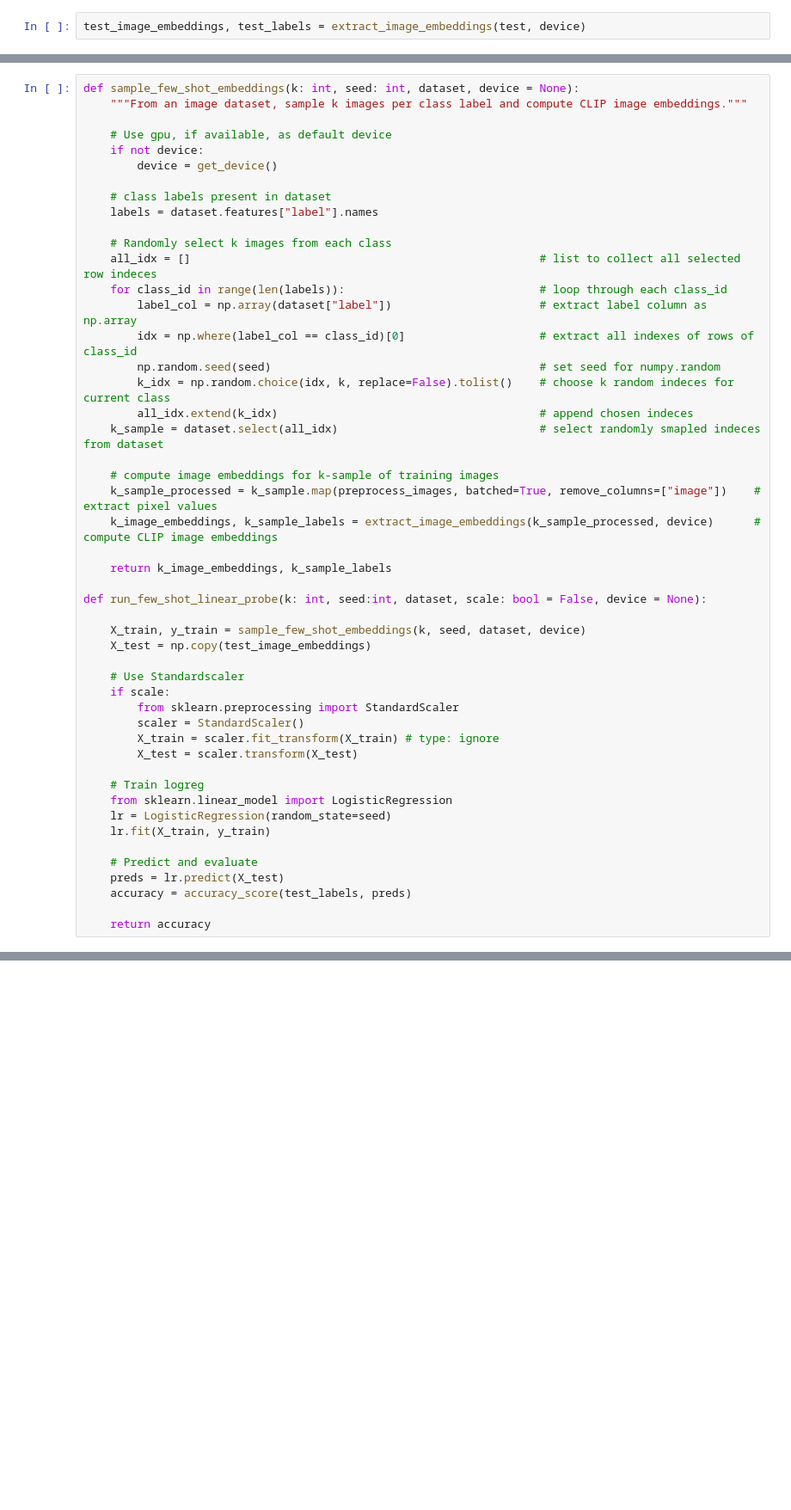
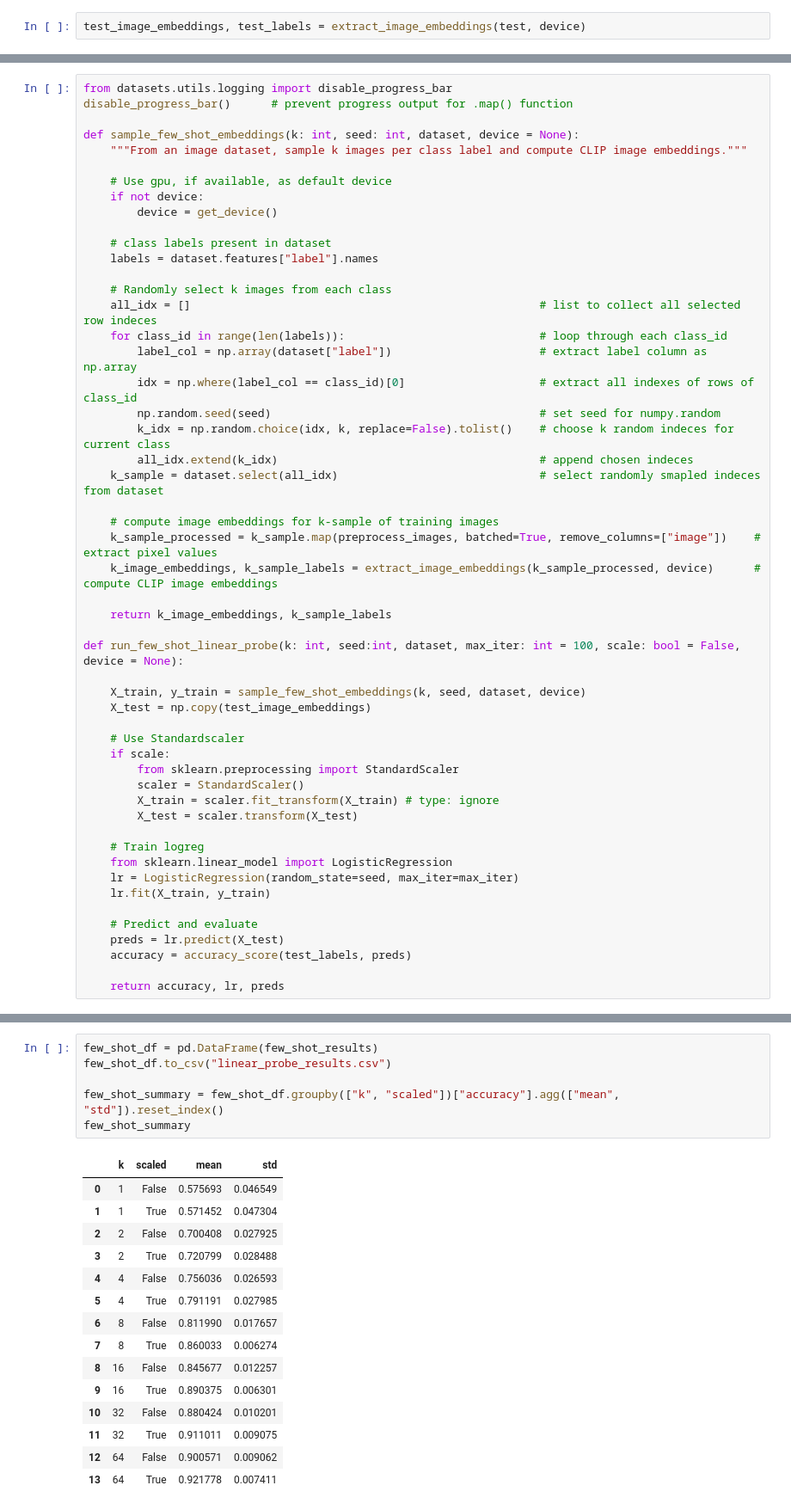
Before and after one commit to Nello-pn/trashCLIP, a Jupyter notebook: CLIP_FewShot.ipynb, the cells around one changed output, grey strips where cells are left out. Shown at 86% size. Saved outputs shown, nothing was run; the diff lists cells and outputs as text; blank space fills up the shorter version.

```diff
--- a/CLIP_FewShot.ipynb
+++ b/CLIP_FewShot.ipynb
@@ -270,4 +154,7 @@ seed = 42
 # %%
+from datasets.utils.logging import disable_progress_bar
+disable_progress_bar()      # prevent progress output for .map() function
+
 def sample_few_shot_embeddings(k: int, seed: int, dataset, device = None):
     """From an image dataset, sample k images per class label and compute CLIP image embeddings."""
 
@@ -294,7 +181,7 @@ def sample_few_shot_embeddings(k: int, seed: int, dataset, device = None):
 
     return k_image_embeddings, k_sample_labels
 
-def run_few_shot_linear_probe(k: int, seed:int, dataset, scale: bool = False, device = None):
+def run_few_shot_linear_probe(k: int, seed:int, dataset, max_iter: int = 100, scale: bool = False, device = None):
 
     X_train, y_train = sample_few_shot_embeddings(k, seed, dataset, device)
     X_test = np.copy(test_image_embeddings)
@@ -308,11 +195,11 @@ def run_few_shot_linear_probe(k: int, seed:int, dataset, scale: bool = False, de
 
     # Train logreg
     from sklearn.linear_model import LogisticRegression
-    lr = LogisticRegression(random_state=seed)
+    lr = LogisticRegression(random_state=seed, max_iter=max_iter)
     lr.fit(X_train, y_train)
 
     # Predict and evaluate
     preds = lr.predict(X_test)
     accuracy = accuracy_score(test_labels, preds)
 
-    return accuracy
+    return accuracy, lr, preds
@@ -339,0 +239,22 @@ k=10,  accuracy: 0.8878466557911908
+# %%
+few_shot_df = pd.DataFrame(few_shot_results)
+few_shot_df.to_csv("linear_probe_results.csv")
+
+few_shot_summary = few_shot_df.groupby(["k", "scaled"])["accuracy"].agg(["mean", "std"]).reset_index()
+few_shot_summary
+# %% [output]
+|  | k | scaled | mean | std |
+| 0 | 1 | False | 0.575693 | 0.046549 |
+| 1 | 1 | True | 0.571452 | 0.047304 |
+| 2 | 2 | False | 0.700408 | 0.027925 |
+| 3 | 2 | True | 0.720799 | 0.028488 |
+| 4 | 4 | False | 0.756036 | 0.026593 |
+| 5 | 4 | True | 0.791191 | 0.027985 |
+| 6 | 8 | False | 0.811990 | 0.017657 |
+| 7 | 8 | True | 0.860033 | 0.006274 |
+| 8 | 16 | False | 0.845677 | 0.012257 |
+| 9 | 16 | True | 0.890375 | 0.006301 |
+| 10 | 32 | False | 0.880424 | 0.010201 |
+| 11 | 32 | True | 0.911011 | 0.009075 |
+| 12 | 64 | False | 0.900571 | 0.009062 |
+| 13 | 64 | True | 0.921778 | 0.007411 |
```
Also changed, not shown: parts of 11 cells of this notebook, 1 other file.
